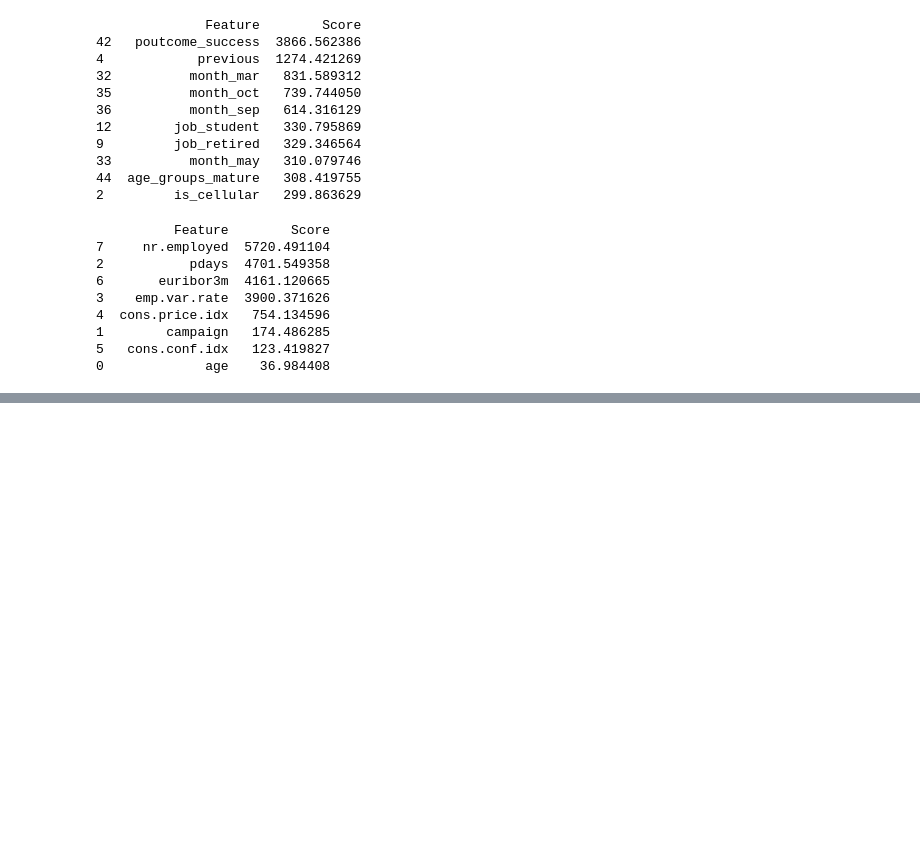
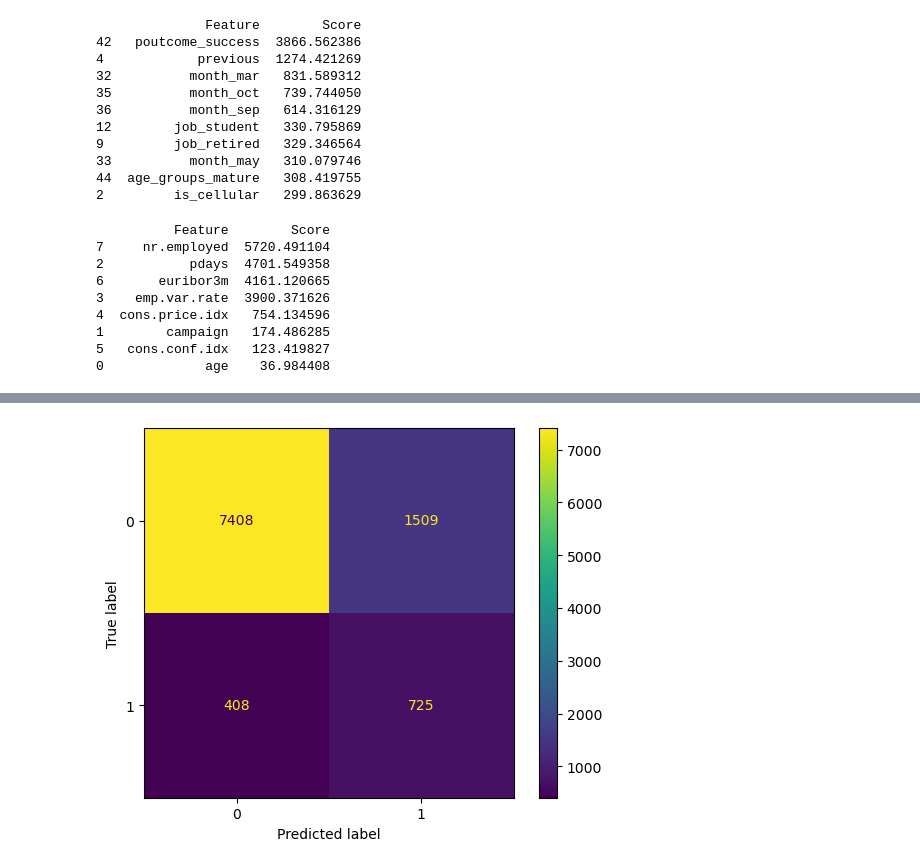
Before and after one commit to AlexChicote/BankClassification, a Jupyter notebook: BankClassification.ipynb, the cells around one changed output, grey strips where cells are left out. Saved outputs shown, nothing was run; the diff lists cells and outputs as text; code cells hidden in the pictures; blank space fills up the shorter version.

```diff
--- a/BankClassification.ipynb
+++ b/BankClassification.ipynb
@@ -393,7 +393,8 @@ feature_ranking = pd.DataFrame({'Feature': feature_names, 'Score': scores})
 feature_ranking = feature_ranking.sort_values(by='Score', ascending=False)
 
 print(feature_ranking[:10])
-top_5_cat=list(feature_ranking[:10]['Feature'].values)
+top_categorical=list(feature_ranking['Feature'].values)
+top_10_cat=list(feature_ranking[:10]['Feature'].values)
 # %% [output]
               Feature        Score
 42   poutcome_success  3866.562386
@@ -420,7 +421,8 @@ feature_names = X.columns
 feature_ranking = pd.DataFrame({'Feature': feature_names, 'Score': scores})
 feature_ranking = feature_ranking.sort_values(by='Score', ascending=False)
 print(feature_ranking)
-top_4_numerical=list(feature_ranking[:4]['Feature'].values)
+top_numerical=list(feature_ranking['Feature'].values)
+#top_numerical
 # %% [output]
           Feature        Score
 7     nr.employed  5720.491104
@@ -463,18 +499,23 @@ cross_validate(pipeline,X_train,y_train, scoring=scoring, cv=cv)
 # %%
 all_features=numerical_columns + categorical_columns + boolean_columns
 X,y =creating_X_y(bank, all_features)
-selected_features= top_4_numerical + top_5_cat
+selected_features= top_numerical[:3] + top_categorical[:3]
 X=X[selected_features]
 X_train, X_test, y_train, y_test=train_test_split(X,y,stratify=y, random_state=1992)
 model=LogisticRegression(max_iter=500)
 upsampling=SMOTE()
 scaler=StandardScaler()
 pipeline=Pipeline([('Scaler',scaler),('SMOTE', upsampling),('Logistic Regression', model)])
-cv=StratifiedKFold(shuffle=True,random_state=1992)
+cv=StratifiedKFold()
 scoring = {
     'accuracy': make_scorer(accuracy_score),
     'f1': make_scorer(f1_score),
     'recall': make_scorer(recall_score)
 }
-cross_validate(pipeline,X_train,y_train, scoring=scoring, cv=cv)
+scores=cross_validate(pipeline,X_train,y_train, scoring=scoring, cv=cv)
+print(f'My scores in train validation are {scores["test_recall"].mean().round(3)} recall,{scores["test_f1"].mean().round(3)} as per f1 and an accuracy of {scores["test_accuracy"].mean().round(3)}')
+pipeline.fit(X_train,y_train)
+preds_lr=pipeline.predict(X_test)
+print(f'As per the test: {round(recall_score(y_test,preds_lr),3)} recall, the f1 is {round(f1_score(y_test,preds_lr),3)}\
+ and its accuracy amounts to {round(accuracy_score(y_test,preds_lr),3)}')
 # %% [output]
@@ -488,0 +524,5 @@ array(['nr.employed', 'pdays', 'euribor3m', 'emp.var.rate'], dtype=object)
+# %%
+#confusion matrix
+_ = ConfusionMatrixDisplay.from_estimator(pipeline, X_test, y_test)
+# %% [output]
+[figure, added]
```
Also changed, not shown: parts of 18 cells of this notebook.
